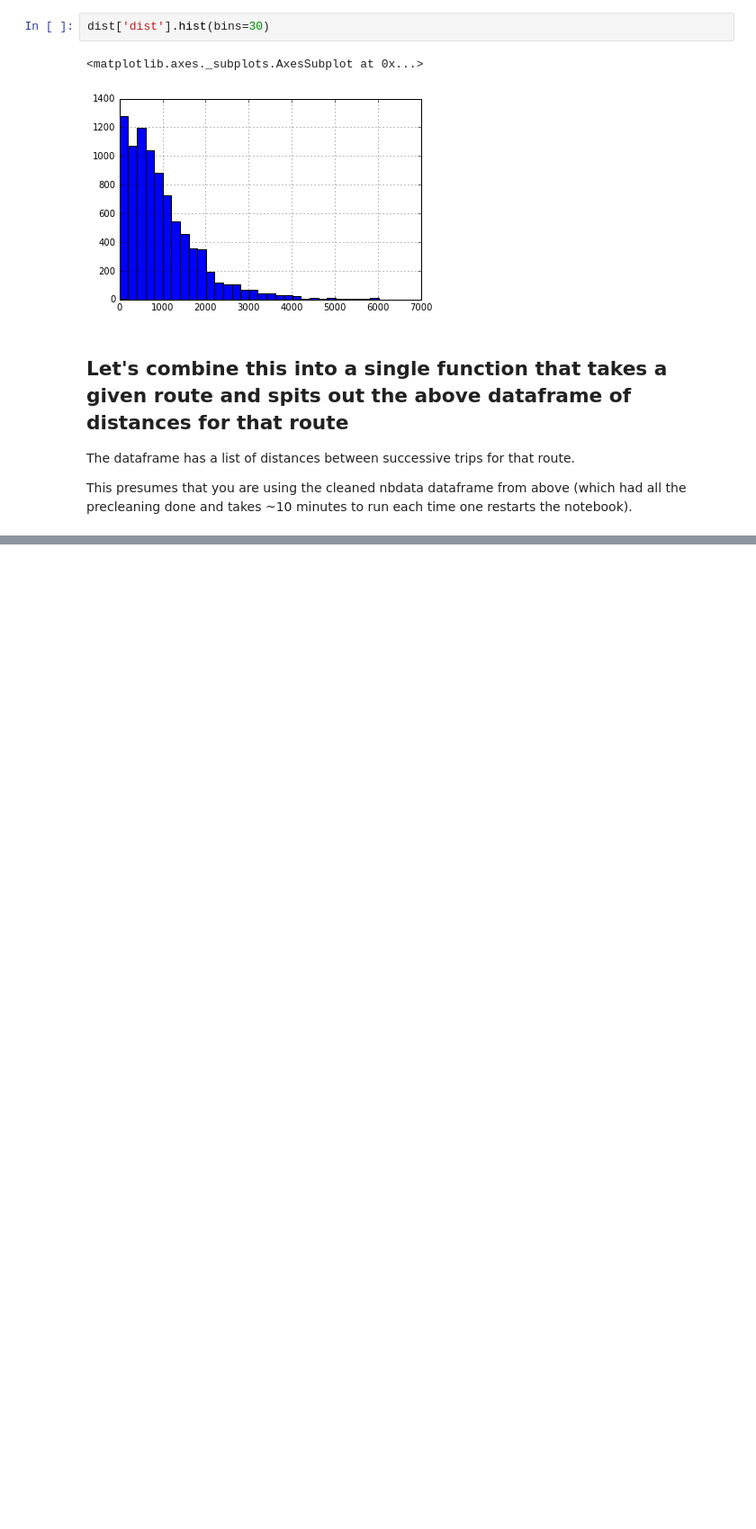
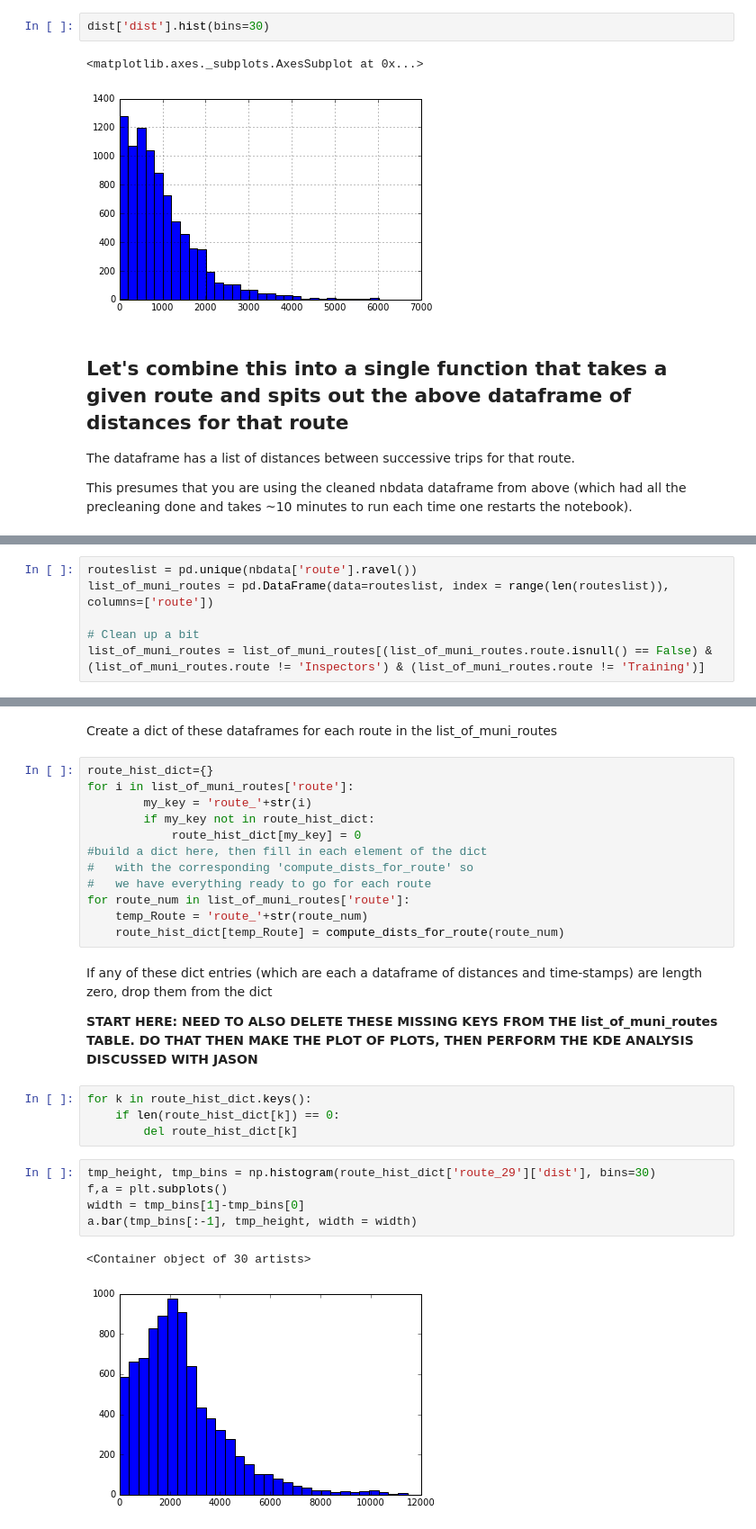
Before and after one commit to riemannzetagambit/busUnBunchr, a Jupyter notebook: NextBus data.ipynb, the cells around one changed output, grey strips where cells are left out. Shown: that part at 90% size. Saved outputs shown, nothing was run; the diff lists cells and outputs as text; blank space fills up the shorter version.

```diff
--- a/NextBus data.ipynb
+++ b/NextBus data.ipynb
@@ -389,0 +372,6 @@ def compute_dists_for_route(route_num):
+# %%
+routeslist = pd.unique(nbdata['route'].ravel())
+list_of_muni_routes = pd.DataFrame(data=routeslist, index = range(len(routeslist)), columns=['route'])
+
+# Clean up a bit
+list_of_muni_routes = list_of_muni_routes[(list_of_muni_routes.route.isnull() == False) & (list_of_muni_routes.route != 'Inspectors') & (list_of_muni_routes.route != 'Training')]
@@ -389,0 +401,30 @@ def compute_dists_for_route(route_num):
+# %% [markdown]
+Create a dict of these dataframes for each route in the list_of_muni_routes
+# %%
+route_hist_dict={}
+for i in list_of_muni_routes['route']:
+        my_key = 'route_'+str(i)
+        if my_key not in route_hist_dict:
+            route_hist_dict[my_key] = 0
+#build a dict here, then fill in each element of the dict
+#   with the corresponding 'compute_dists_for_route' so
+#   we have everything ready to go for each route
+for route_num in list_of_muni_routes['route']:
+    temp_Route = 'route_'+str(route_num)
+    route_hist_dict[temp_Route] = compute_dists_for_route(route_num)
+# %% [markdown]
+If any of these dict entries (which are each a dataframe of distances and time-stamps) are length zero, drop them from the dict
+
+**START HERE: NEED TO ALSO DELETE THESE MISSING KEYS FROM THE list_of_muni_routes TABLE. DO THAT THEN MAKE THE PLOT OF PLOTS, THEN PERFORM THE KDE ANALYSIS DISCUSSED WITH JASON**
+# %%
+for k in route_hist_dict.keys():
+    if len(route_hist_dict[k]) == 0:
+        del route_hist_dict[k]
+# %%
+tmp_height, tmp_bins = np.histogram(route_hist_dict['route_29']['dist'], bins=30)
+f,a = plt.subplots()
+width = tmp_bins[1]-tmp_bins[0]
+a.bar(tmp_bins[:-1], tmp_height, width = width)
+# %% [output]
+<Container object of 30 artists>
+[figure, added]
```
Also changed, not shown: parts of 21 cells of this notebook.
